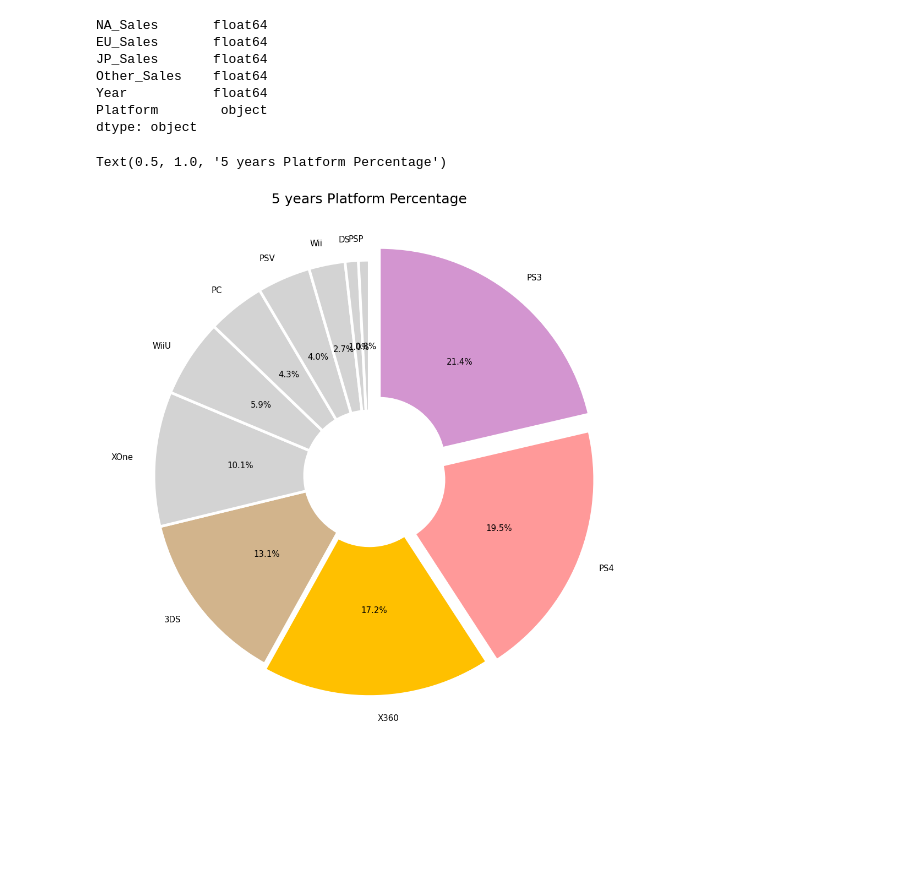
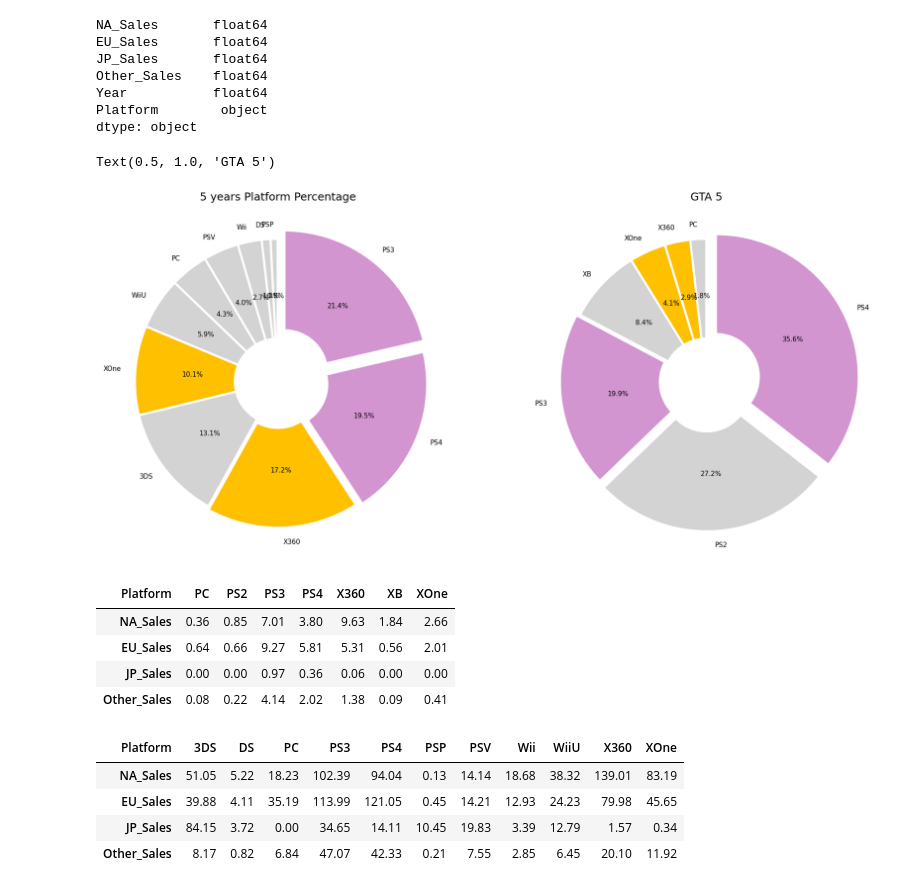
Before and after one commit to kihann/section-project, a Jupyter notebook: AI_07_이기한_Section_1.ipynb, the cells around one changed output. Saved outputs shown, nothing was run; the diff lists cells and outputs as text; code cells hidden in the pictures; blank space fills up the shorter version.

```diff
--- a/AI_07_이기한_Section_1.ipynb
+++ b/AI_07_이기한_Section_1.ipynb
@@ -459,7 +466,7 @@ Non-1D inputs to pie() are currently squeeze()d, but this behavior is deprecated
 # %%
 df_GTA = df10['Name'].str.contains('Grand Theft Auto V')
 dfGTA = df10[df_GTA]
-dfgta = dfGTA.sort_values(by = 'Total_Sales', ascending = False).reset_index(drop = True)
+dfgta = dfGTA.reset_index(drop = True)
 dfgta
 # %% [output]
 |  | Name | Platform | Year | Genre | Publisher | NA_Sales | EU_Sales | JP_Sales | Other_Sales | ... |
@@ -538,22 +545,52 @@ dfp11 = dfp11.sort_values(by = 'Total_Sales', ascending = False)
 # %%
 plt.figure(figsize = (32, 18))
 plt.rc('font', size = 15)
 
 explode = [0.075, 0.05, 0.025, 0, 0, 0, 0, 0, 0, 0, 0]
-colors = ['#d395d0', '#ff9999', '#ffc000', '#8fd9b6', 'lightgrey', 'lightgrey', 'lightgrey', 'lightgrey', 'lightgrey', 'lightgrey', 'lightgrey']
-colors_NA = ['#d395d0', '#ff9999', '#ffc000', '#d2b48c', 'lightgrey', 'lightgrey', 'lightgrey', 'lightgrey', 'lightgrey', 'lightgrey', 'lightgrey']
-colors_JP = ['#6a5acd', '#d395d0', '#ff9999', '#d2b48c', 'lightgrey', 'lightgrey', 'lightgrey', 'lightgrey', 'lightgrey', 'lightgrey', 'lightgrey']
+colors = ['#d395d0', '#d395d0', '#ffc000', 'lightgrey', '#ffc000', 'lightgrey', 'lightgrey', 'lightgrey', 'lightgrey', 'lightgrey', 'lightgrey']
+explode12 = [0.075, 0.05, 0.025, 0, 0, 0, 0]
+colors12 = ['#d395d0', 'lightgrey', '#d395d0', 'lightgrey', '#ffc000', '#ffc000', 'lightgrey']
 wedgeprops = {'width': 0.7, 'edgecolor': 'w', 'linewidth': 5}
 
+plt.subplot(1, 2, 1)
 plt.pie(dfp11['Total_Sales'],
         labels = dfp11.index,
         autopct ='%.1f%%',
         startangle = 90,
         counterclock = False,
         explode = explode,
-        colors = colors_NA,
+        colors = colors,
         wedgeprops = wedgeprops)
 plt.title('5 years Platform Percentage', fontsize = 25)
+
+plt.subplot(1, 2, 2)
+plt.pie(dfgta['Total_Sales'].sort_values(ascending = False),
+        labels = dfgta['Platform'],
+        autopct ='%.1f%%',
+        startangle = 90,
+        counterclock = False,
+        explode = explode12,
+        colors = colors12,
+        wedgeprops = wedgeprops)
+plt.title('GTA 5', fontsize = 25)
 # %% [output]
-Text(0.5, 1.0, '5 years Platform Percentage')
+Text(0.5, 1.0, 'GTA 5')
-[figure, old version]
+[figure, new version]
+# %%
+t1 = dfgta.drop(['Name', 'Year', 'Genre', 'Publisher', 'Total_Sales'], axis = 1).groupby('Platform').sum().T
+t1
+# %% [output]
+| Platform | PC | PS2 | PS3 | PS4 | X360 | XB | XOne |
+| NA_Sales | 0.36 | 0.85 | 7.01 | 3.80 | 9.63 | 1.84 | 2.66 |
+| EU_Sales | 0.64 | 0.66 | 9.27 | 5.81 | 5.31 | 0.56 | 2.01 |
+| JP_Sales | 0.00 | 0.00 | 0.97 | 0.36 | 0.06 | 0.00 | 0.00 |
+| Other_Sales | 0.08 | 0.22 | 4.14 | 2.02 | 1.38 | 0.09 | 0.41 |
+# %%
+t2 = dfp11.reset_index().drop(['Year', 'Total_Sales'], axis = 1).groupby('Platform').sum().T
+t2
+# %% [output]
+| Platform | 3DS | DS | PC | PS3 | PS4 | PSP | PSV | Wii | WiiU | X360 | XOne |
+| NA_Sales | 51.05 | 5.22 | 18.23 | 102.39 | 94.04 | 0.13 | 14.14 | 18.68 | 38.32 | 139.01 | 83.19 |
+| EU_Sales | 39.88 | 4.11 | 35.19 | 113.99 | 121.05 | 0.45 | 14.21 | 12.93 | 24.23 | 79.98 | 45.65 |
+| JP_Sales | 84.15 | 3.72 | 0.00 | 34.65 | 14.11 | 10.45 | 19.83 | 3.39 | 12.79 | 1.57 | 0.34 |
+| Other_Sales | 8.17 | 0.82 | 6.84 | 47.07 | 42.33 | 0.21 | 7.55 | 2.85 | 6.45 | 20.10 | 11.92 |
```
Also changed, not shown: parts of 12 cells of this notebook.
